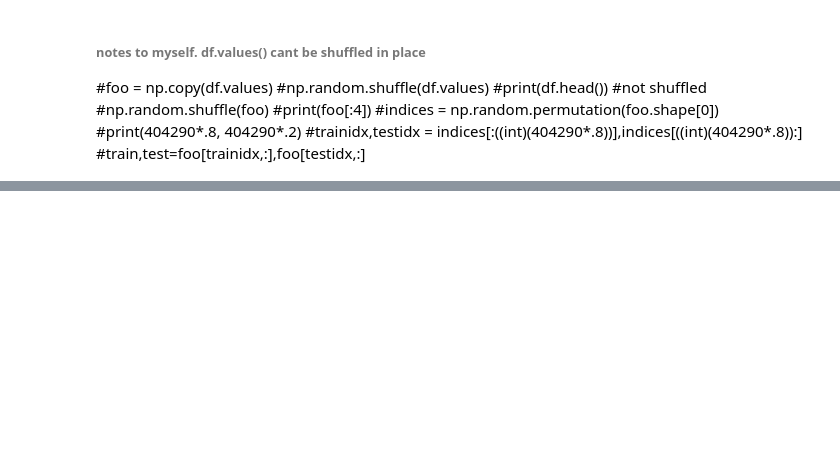
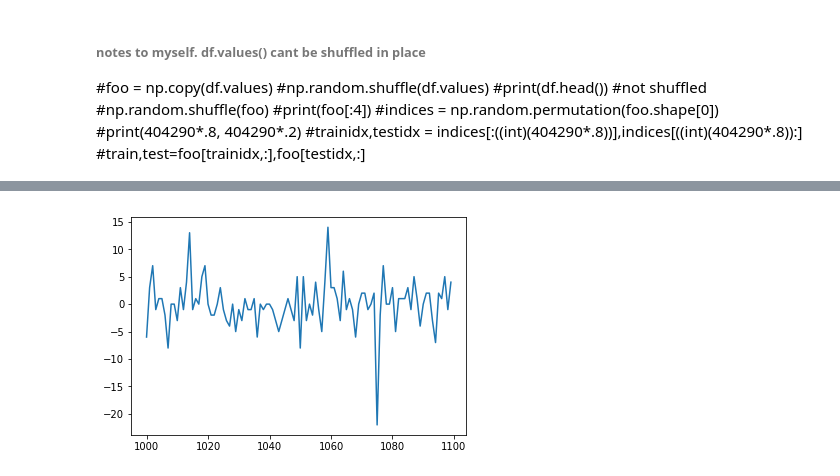
Before and after one commit to dougc333/cs230_project, a Jupyter notebook: pytorch_simple.ipynb, the cells around one changed output, grey strips where cells are left out. Cells and saved outputs as stored; diff of their text form; code cells hidden in the pictures; blank space fills up the shorter version.

```diff
--- a/pytorch_simple.ipynb
+++ b/pytorch_simple.ipynb
@@ -337,0 +664,5 @@ class LSTM(nn.Module):
+# %%
+plt.plot(x[1000:1100],y[1000:1100])
+plt.show()
+# %% [output]
+[figure, added]
```
Also changed, not shown: parts of 43 cells of this notebook, 46 other files.
